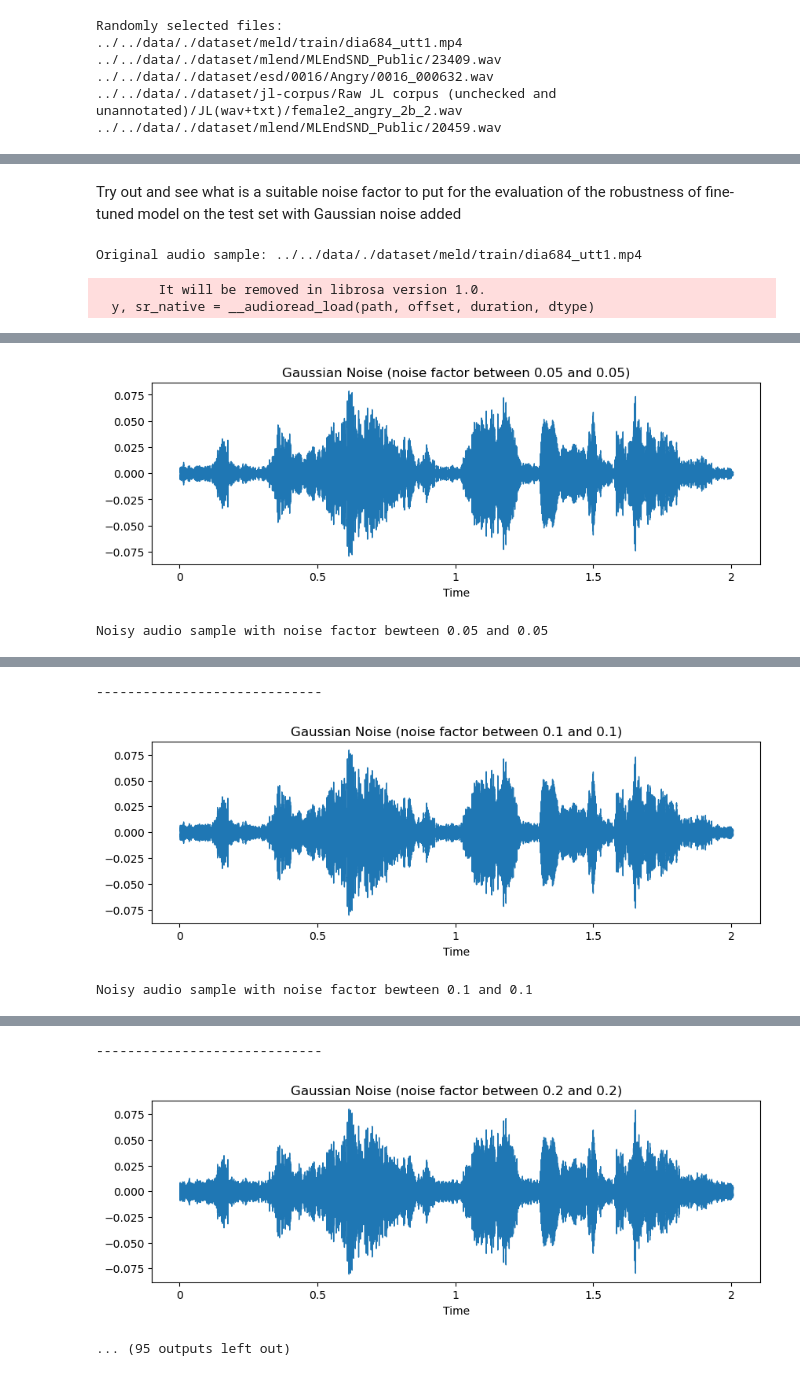
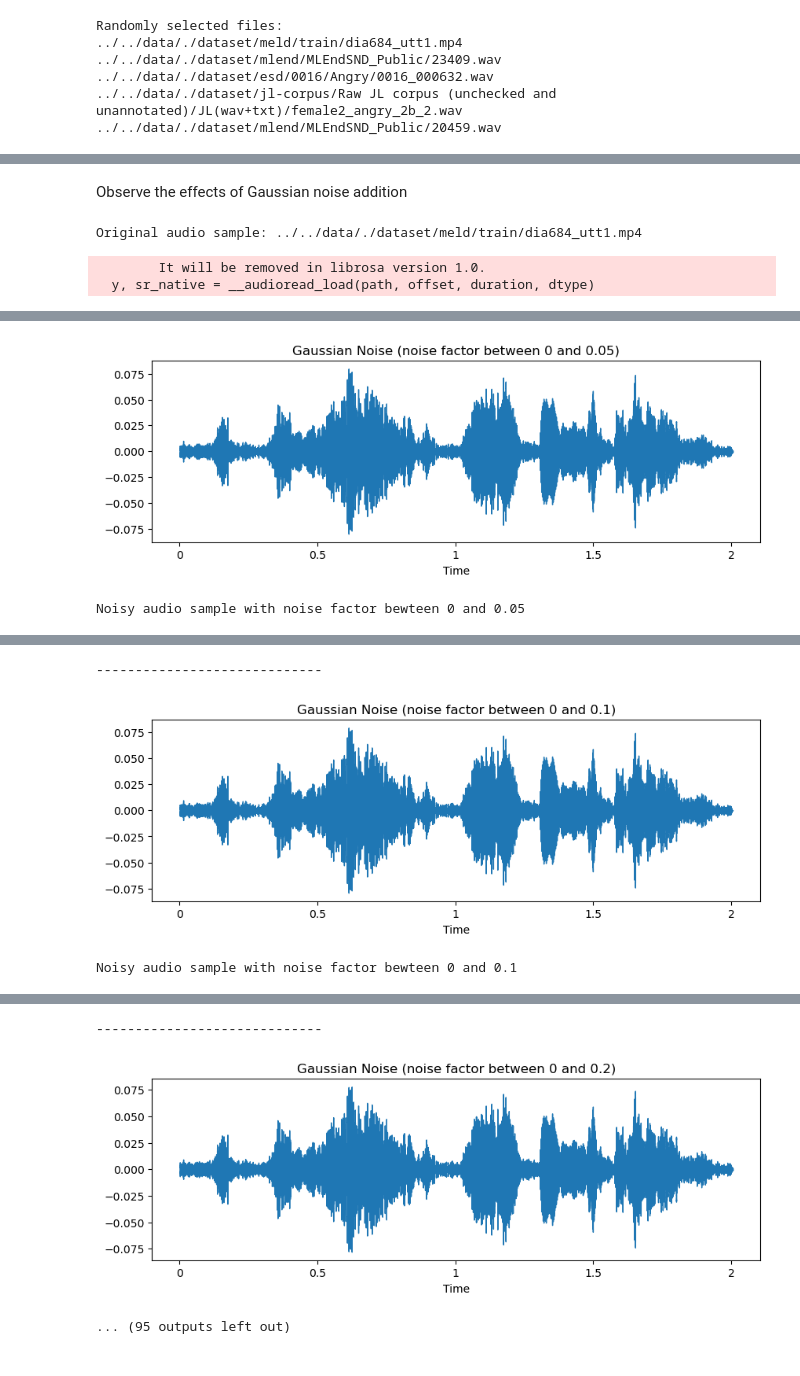
Before and after one commit to Fe-56/ai_project_ser, a Jupyter notebook: cnn_scripts/data_augmentation/GaussianNoiseExploration.ipynb, the cells around one changed output, grey strips where cells are left out. Saved outputs shown, nothing was run; the diff lists cells and outputs as text; code cells hidden in the pictures.

```diff
--- a/cnn_scripts/data_augmentation/GaussianNoiseExploration.ipynb
+++ b/cnn_scripts/data_augmentation/GaussianNoiseExploration.ipynb
@@ -125,5 +76,5 @@ tensor([[[ 0.5160,  0.9294,  0.6040,  ...,  0.6065, -0.0381,  0.2107],
-# %% [markdown]
-Try out and see what is a suitable noise factor to put for the evaluation of the robustness of fine-tuned model on the test set with Gaussian noise added
+# %% [markdown]
+Observe the effects of Gaussian noise addition
 # %%
 for random_filepath in random_filepaths:
     # Load an audio example
@@ -131,41 +82,40 @@ for random_filepath in random_filepaths:
 
     print(f'Original audio sample: {random_filepath}')
     display(ipd.Audio(torch.tensor(y).numpy(), rate=sr))
 
     # Experiment with a range of values
     noise_factors = [0.05, 0.1, 0.2, 0.3, 0.5]
 
     for noise_factor in noise_factors:
-        noise_transform = AddGaussianNoise(
-            noise_factor_range=(noise_factor, noise_factor))
-        noisy_audio = noise_transform(torch.tensor(y)).numpy()
+        noisy_audio = OfflineDataAugmentation.add_gaussian_noise(
+            y, (0, noise_factor))
 
         # Visualize waveform
         plt.figure(figsize=(10, 3))
         librosa.display.waveshow(noisy_audio, sr=sr)
         plt.title(
-            f"Gaussian Noise (noise factor between {noise_factor} and {noise_factor})")
+            f"Gaussian Noise (noise factor between {0} and {noise_factor})")
         plt.show()
 
         print(
-            f'Noisy audio sample with noise factor bewteen {noise_factor} and {noise_factor}')
+            f'Noisy audio sample with noise factor bewteen {0} and {noise_factor}')
         # Listen to audio
         display(ipd.Audio(noisy_audio, rate=sr))
         print('-----------------------------')
 
     print('~~~~~~~~~~~~~~~~~~~~~~~~~~~~~~~~~~~~~~~~~~~~~~~~~')
 # %% [output]
 Original audio sample: ../../data/./dataset/meld/train/dia684_utt1.mp4
         It will be removed in librosa version 1.0.
   y, sr_native = __audioread_load(path, offset, duration, dtype)
 [interactive output not drawn]
-[figure, old version]
+[figure, new version]
-Noisy audio sample with noise factor bewteen 0.05 and 0.05
+Noisy audio sample with noise factor bewteen 0 and 0.05
 [interactive output not drawn]
 -----------------------------
-[figure, old version]
+[figure, new version]
-Noisy audio sample with noise factor bewteen 0.1 and 0.1
+Noisy audio sample with noise factor bewteen 0 and 0.1
 [interactive output not drawn]
 -----------------------------
-[figure, old version]
+[figure, new version]
 ... (95 outputs left out)
```
Also changed, not shown: parts of 6 cells of this notebook, 3 other files.
